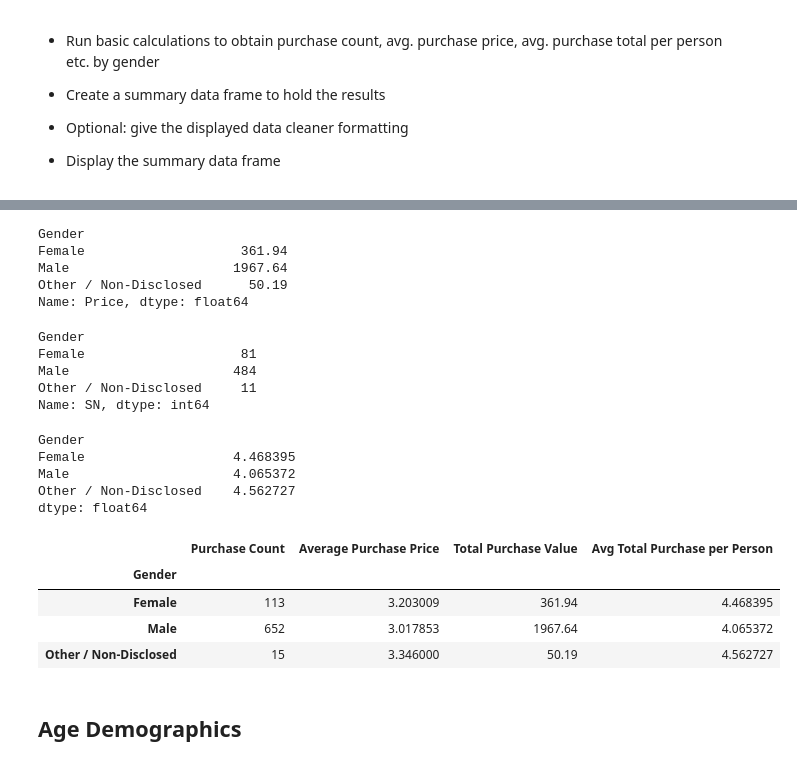
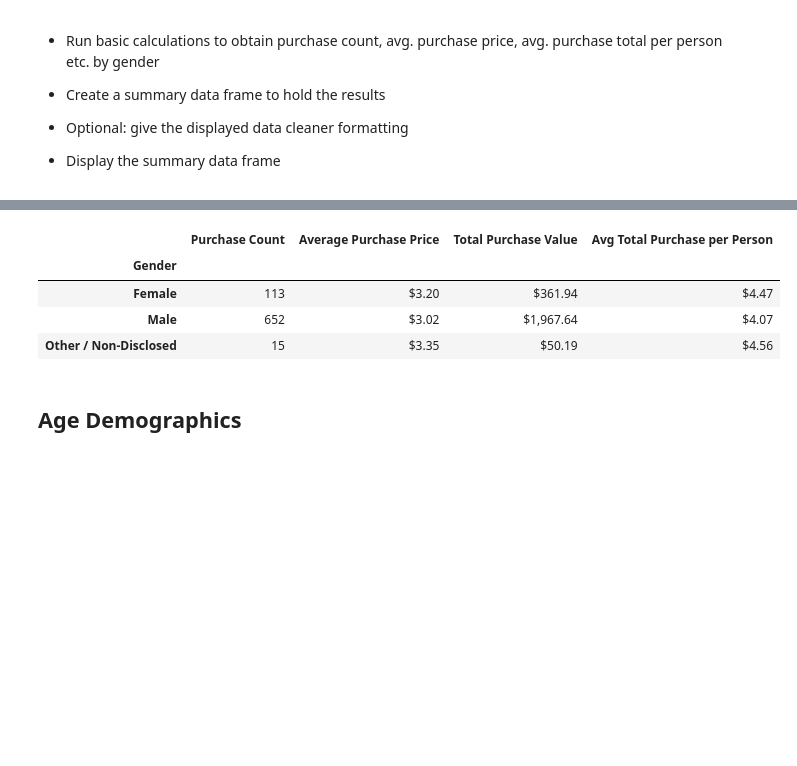
Before and after one commit to rbourdeau1/pandas-challenge, a Jupyter notebook: HeroesOfPymoli/HeroesOfPymoli_starter.ipynb, the cells around one changed output, grey strips where cells are left out. Drawn from its saved outputs; the diff is of its cells as text; code cells hidden in the pictures; blank space fills up the shorter version.

```diff
--- a/HeroesOfPymoli/HeroesOfPymoli_starter.ipynb
+++ b/HeroesOfPymoli/HeroesOfPymoli_starter.ipynb
@@ -149,42 +128,35 @@ Name: Price, dtype: float64
-# %%
-# Obtain total purchased by gender
-total_purchase_gender = purchase_data.groupby(['Gender'])['Price'].sum()
-total_purchase_gender
-# %% [output]
-Gender
-Female                    361.94
-Male                     1967.64
-Other / Non-Disclosed      50.19
-Name: Price, dtype: float64
-# %%
-# Obtain number of players by gender
-players_df.groupby(['Gender'])['SN'].count()
-# %% [output]
-Gender
-Female                    81
-Male                     484
-Other / Non-Disclosed     11
-Name: SN, dtype: int64
-# %%
-avg_purchase_player_gender = purchase_data.groupby('Gender')['Price'].sum()/players_df.groupby(['Gender'])['SN'].count()
-avg_purchase_player_gender
-# %% [output]
-Gender
-Female                   4.468395
-Male                     4.065372
-Other / Non-Disclosed    4.562727
-dtype: float64
-# %%
-pd.DataFrame({"Purchase Count" : purchase_count_gender,
-             "Average Purchase Price" : avg_purchaseprice_gender,
-             "Total Purchase Value" : total_purchase_gender,
-             "Avg Total Purchase per Person": avg_purchase_player_gender})
-# %% [output]
-|  | Purchase Count | Average Purchase Price | Total Purchase Value | Avg Total Purchase per Person |
-| Gender |  |  |  |  |
-| Female | 113 | 3.203009 | 361.94 | 4.468395 |
-| Male | 652 | 3.017853 | 1967.64 | 4.065372 |
-| Other / Non-Disclosed | 15 | 3.346000 | 50.19 | 4.562727 |
+# %%
+# Obtain purchase count by gender
+purchase_count_gender = gender_group_df['Purchase ID'].count()
+
+# Obtain average purchase price by gender
+avg_purchaseprice_gender = gender_group_df['Price'].mean()
+
+# Obtain total purchased by gender
+total_purchase_gender = gender_group_df['Price'].sum()
+
+# Obtain number of unique players by gender
+players_by_gender = gender_group_df['SN'].nunique()
+
+# Obtain average purchases of unique players by gender
+avg_purchase_player_gender = total_purchase_gender/players_by_gender
+
+# Put all items in a data frame
+summary_gender_df = pd.DataFrame({"Purchase Count" : purchase_count_gender,
+             "Average Purchase Price" : avg_purchaseprice_gender,
+             "Total Purchase Value" : total_purchase_gender,
+             "Avg Total Purchase per Person": avg_purchase_player_gender})
+
+# Display data frame
+summary_gender_df.style.format({"Average Purchase Price" : "${:,.2f}",
+                               "Total Purchase Value" : "${:,.2f}",
+                               "Avg Total Purchase per Person" : "${:,.2f}"})
+# %% [output]
+|  | Purchase Count | Average Purchase Price | Total Purchase Value | Avg Total Purchase per Person |
+| Gender |  |  |  |  |
+| Female | 113 | $3.20 | $361.94 | $4.47 |
+| Male | 652 | $3.02 | $1,967.64 | $4.07 |
+| Other / Non-Disclosed | 15 | $3.35 | $50.19 | $4.56 |
 # %% [markdown]
 ## Age Demographics
 # %% [markdown]
```
Also changed, not shown: parts of 44 cells of this notebook.
